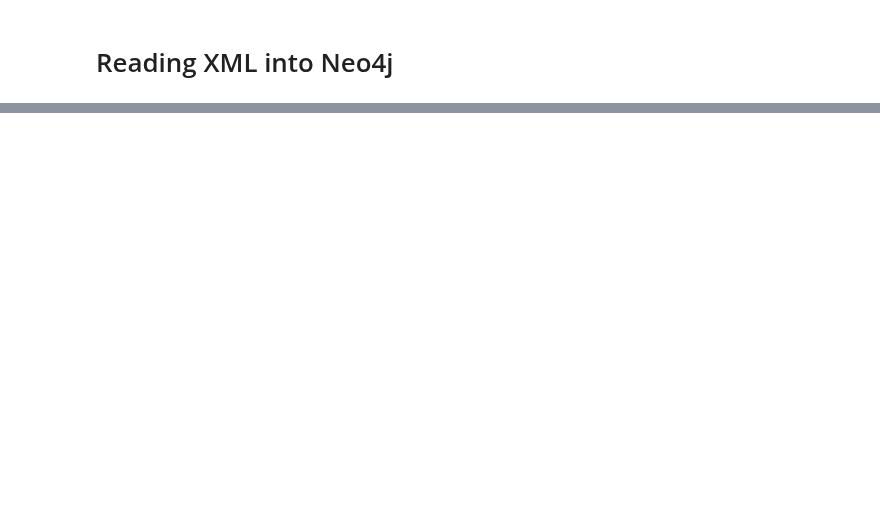
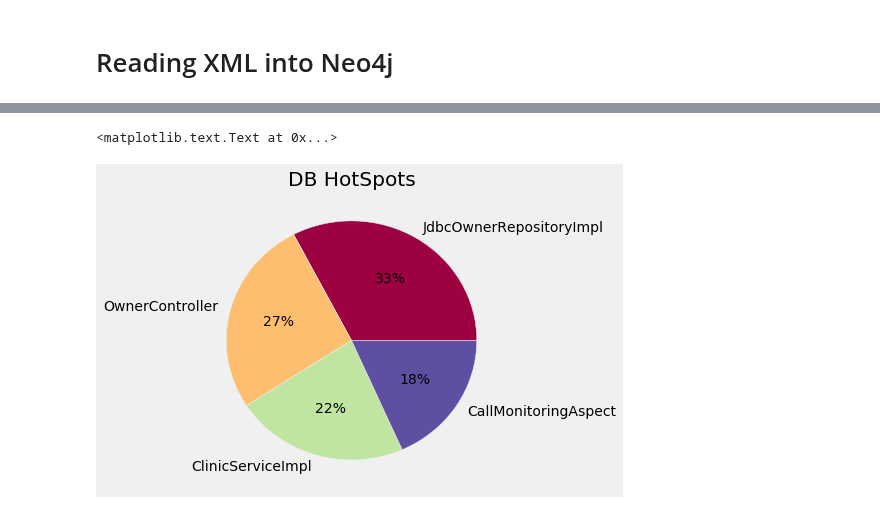
Before and after one commit to feststelltaste/software-analytics, a Jupyter notebook: notebooks/Mining performance HotSpots with JProfiler, jQAssistant, Neo4j and Pandas.ipynb, the cells around one changed output, grey strips where cells are left out. Saved outputs shown, nothing was run; the diff lists cells and outputs as text; code cells hidden in the pictures; blank space fills up the shorter version.

```diff
--- a/notebooks/Mining performance HotSpots with JProfiler, jQAssistant, Neo4j and Pandas.ipynb
+++ b/notebooks/Mining performance HotSpots with JProfiler, jQAssistant, Neo4j and Pandas.ipynb
@@ -160,7 +252,0 @@ graph.run(query).data()
-# %%
-query="""
-MATCH (outerCall:HotSpot)-[:CREATED_FROM]->(outerNode)-[:HAS_ELEMENT]->(innerNode)<-[:CREATED_FROM]-(innerCall:Call)
-CREATE (outerCall)<-[r:CALLS]-(innerCall)
-RETURN COUNT(r)
-"""
-graph.run(query).data()
@@ -169,7 +252,0 @@ graph.run(query).data()
-# %%
-query = """
-MATCH ()-[r:CREATED_FROM]->(:Element)
-DELETE r
-RETURN COUNT(r)
-"""
-graph.run(query).data()
@@ -212,0 +343,6 @@ df.head()
+# %%
+hotspots['table'] = hotspots['sql'].\
+    str.upper().str.extract(
+        r".*(FROM|INTO|UPDATE) ([\w\.]*)",
+        expand=True)[1]
+hotspots['table'].value_counts()
@@ -257,0 +369,12 @@ plotteDaten(top['Zeitdauer'], u"Cloner-Verweildauer")
+# %%
+%matplotlib inline
+import matplotlib.pyplot as plt
+from matplotlib import cm
+import numpy as np
+
+plt.style.use('fivethirtyeight')
+
+data = hotspots.groupby('entry_class').\
+    sum().sort_values(by='sql_count', ascending=False)[['sql_count']].head(10)
+
+data
@@ -257,0 +388,12 @@ plotteDaten(top['Zeitdauer'], u"Cloner-Verweildauer")
+# %%
+ax = data['sql_count'].plot(
+    kind='pie',
+    colors=cm.Spectral(np.linspace(0, 1, len(data))),
+    figsize=(5,5),
+    legend=None,
+    autopct='%1.0f%%',
+    title="DB HotSpots")
+ax.set_ylabel("")
+# %% [output]
+<matplotlib.text.Text at 0x...>
+[figure, added]
```
Also changed, not shown: parts of 59 cells of this notebook, 8 other files.
